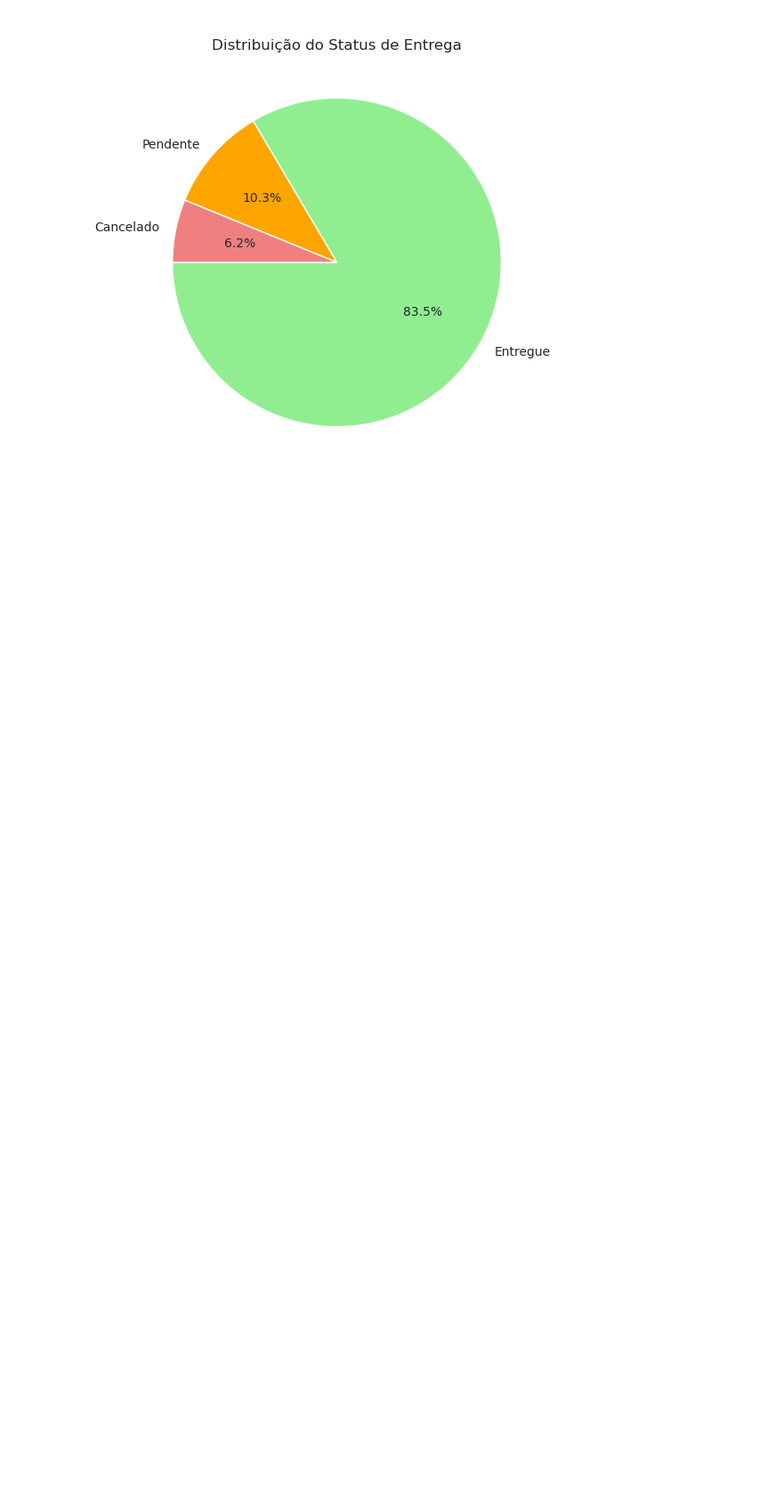
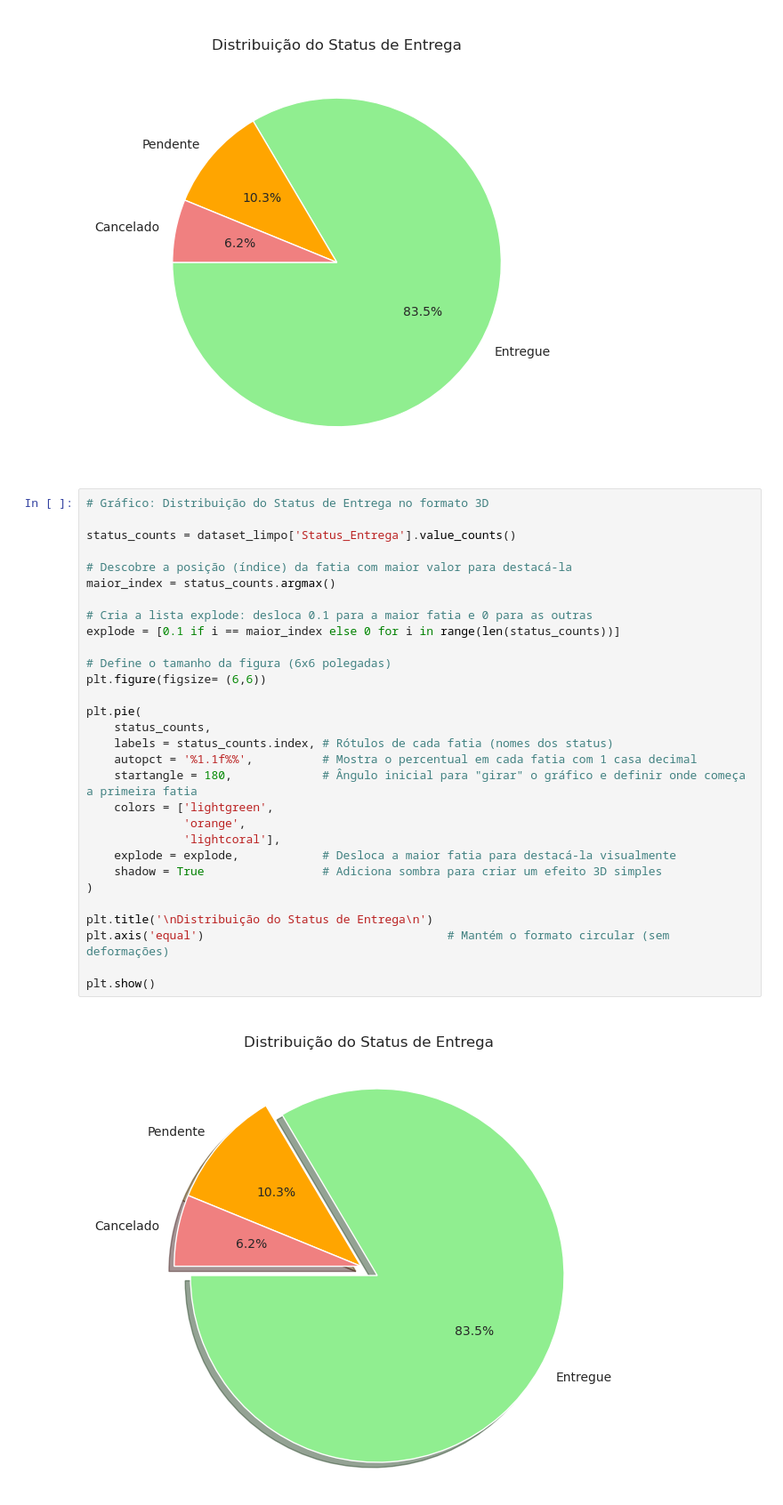
Before and after one commit to CleidsonGoes/Engenharia_de_Atributos_e_Analise_Exploratoria_de_Dados_de_Vendas, a Jupyter notebook: index.ipynb, the cells around one changed output. Shown at 89% size. Saved outputs shown, nothing was run; the diff lists cells and outputs as text; blank space fills up the shorter version.

Commit message:
Gráficos para quantidade status de entrega formato 3D feito

```diff
--- a/index.ipynb
+++ b/index.ipynb
@@ -426,3 +426,35 @@ plt.title('\nDistribuição do Status de Entrega')
 plt.show()
 # %% [output]
 [figure]
+# %%
+# Gráfico: Distribuição do Status de Entrega no formato 3D
+
+status_counts = dataset_limpo['Status_Entrega'].value_counts()
+
+# Descobre a posição (índice) da fatia com maior valor para destacá-la
+maior_index = status_counts.argmax()
+
+# Cria a lista explode: desloca 0.1 para a maior fatia e 0 para as outras
+explode = [0.1 if i == maior_index else 0 for i in range(len(status_counts))]
+
+# Define o tamanho da figura (6x6 polegadas)
+plt.figure(figsize= (6,6))
+
+plt.pie(
+    status_counts,
+    labels = status_counts.index, # Rótulos de cada fatia (nomes dos status)
+    autopct = '%1.1f%%',          # Mostra o percentual em cada fatia com 1 casa decimal
+    startangle = 180,             # Ângulo inicial para "girar" o gráfico e definir onde começa a primeira fatia
+    colors = ['lightgreen',
+              'orange',
+              'lightcoral'],
+    explode = explode,            # Desloca a maior fatia para destacá-la visualmente
+    shadow = True                 # Adiciona sombra para criar um efeito 3D simples
+)
+
+plt.title('\nDistribuição do Status de Entrega\n')
+plt.axis('equal')                                   # Mantém o formato circular (sem deformações)
+
+plt.show()
+# %% [output]
+[figure, added]
```
